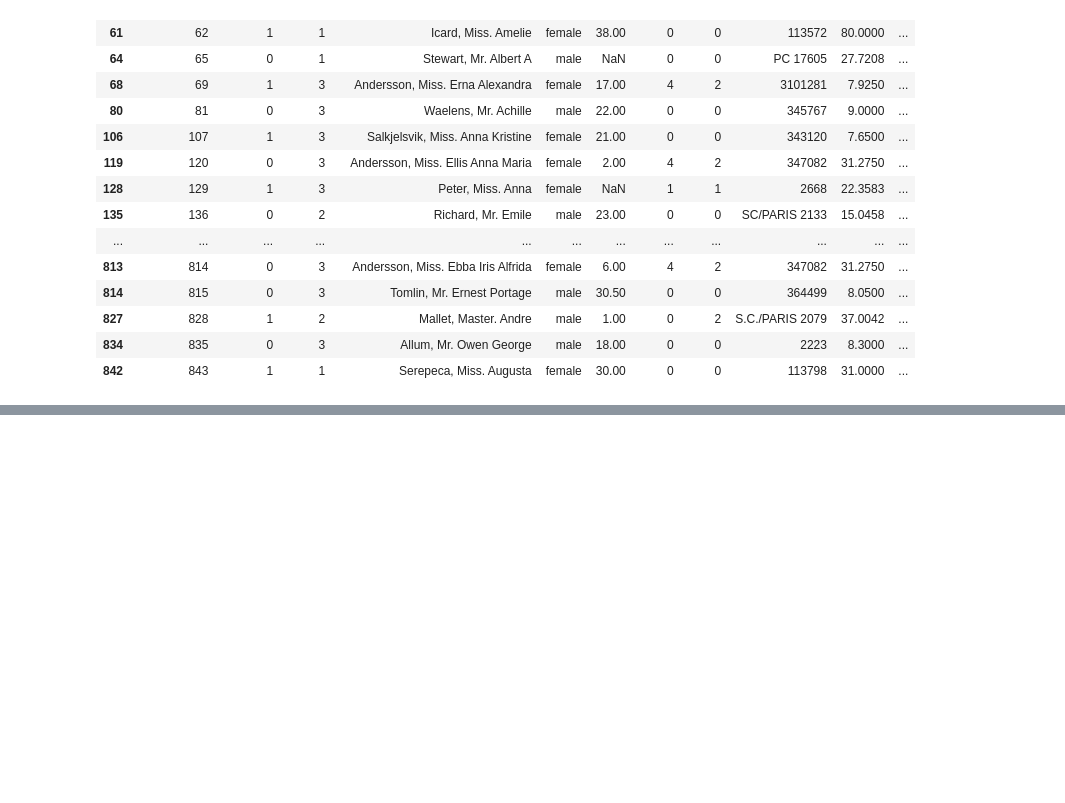
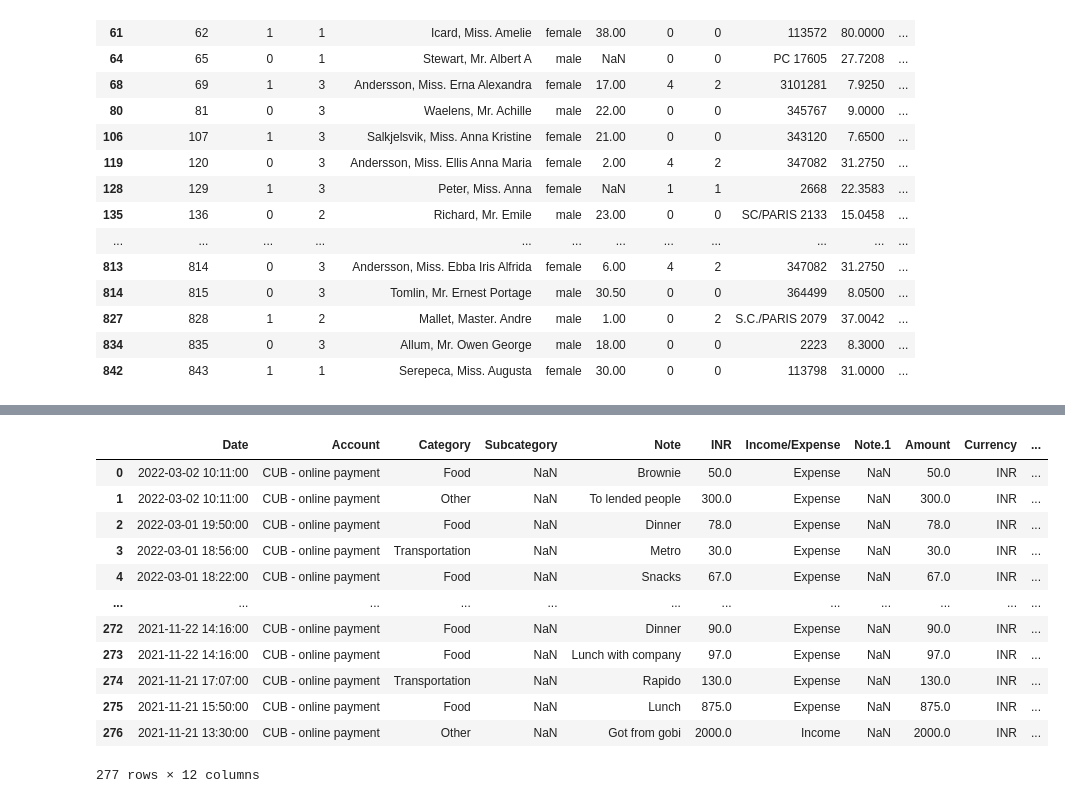
Before and after one commit to chandan0000/data_sc, a Jupyter notebook: dataframepandas/day5/ondasstring.ipynb, the cells around one changed output, grey strips where cells are left out. Saved outputs shown, nothing was run; the diff lists cells and outputs as text; code cells hidden in the pictures; blank space fills up the shorter version.

```diff
--- a/dataframepandas/day5/ondasstring.ipynb
+++ b/dataframepandas/day5/ondasstring.ipynb
@@ -209,0 +433,2 @@ df[df['firstname'].str.contains('^[aeiouAEIOU].+[aeiouAEIOU]$')]
+# %%
+df['Date'] = pd.to_datetime(df['Date'])
@@ -209,0 +478,17 @@ df[df['firstname'].str.contains('^[aeiouAEIOU].+[aeiouAEIOU]$')]
+# %%
+df['day_name']=df['Date'].dt.day_name()
+df
+# %% [output]
+|  | Date | Account | Category | Subcategory | Note | INR | Income/Expense | Note.1 | Amount | Currency | ... |
+| 0 | 2022-03-02 10:11:00 | CUB - online payment | Food | NaN | Brownie | 50.0 | Expense | NaN | 50.0 | INR | ... |
+| 1 | 2022-03-02 10:11:00 | CUB - online payment | Other | NaN | To lended people | 300.0 | Expense | NaN | 300.0 | INR | ... |
+| 2 | 2022-03-01 19:50:00 | CUB - online payment | Food | NaN | Dinner | 78.0 | Expense | NaN | 78.0 | INR | ... |
+| 3 | 2022-03-01 18:56:00 | CUB - online payment | Transportation | NaN | Metro | 30.0 | Expense | NaN | 30.0 | INR | ... |
+| 4 | 2022-03-01 18:22:00 | CUB - online payment | Food | NaN | Snacks | 67.0 | Expense | NaN | 67.0 | INR | ... |
+| ... | ... | ... | ... | ... | ... | ... | ... | ... | ... | ... | ... |
+| 272 | 2021-11-22 14:16:00 | CUB - online payment | Food | NaN | Dinner | 90.0 | Expense | NaN | 90.0 | INR | ... |
+| 273 | 2021-11-22 14:16:00 | CUB - online payment | Food | NaN | Lunch with company | 97.0 | Expense | NaN | 97.0 | INR | ... |
+| 274 | 2021-11-21 17:07:00 | CUB - online payment | Transportation | NaN | Rapido | 130.0 | Expense | NaN | 130.0 | INR | ... |
+| 275 | 2021-11-21 15:50:00 | CUB - online payment | Food | NaN | Lunch | 875.0 | Expense | NaN | 875.0 | INR | ... |
+| 276 | 2021-11-21 13:30:00 | CUB - online payment | Other | NaN | Got from gobi | 2000.0 | Income | NaN | 2000.0 | INR | ... |
+277 rows × 12 columns
```
Also changed, not shown: parts of 35 cells of this notebook, 9 other files.
